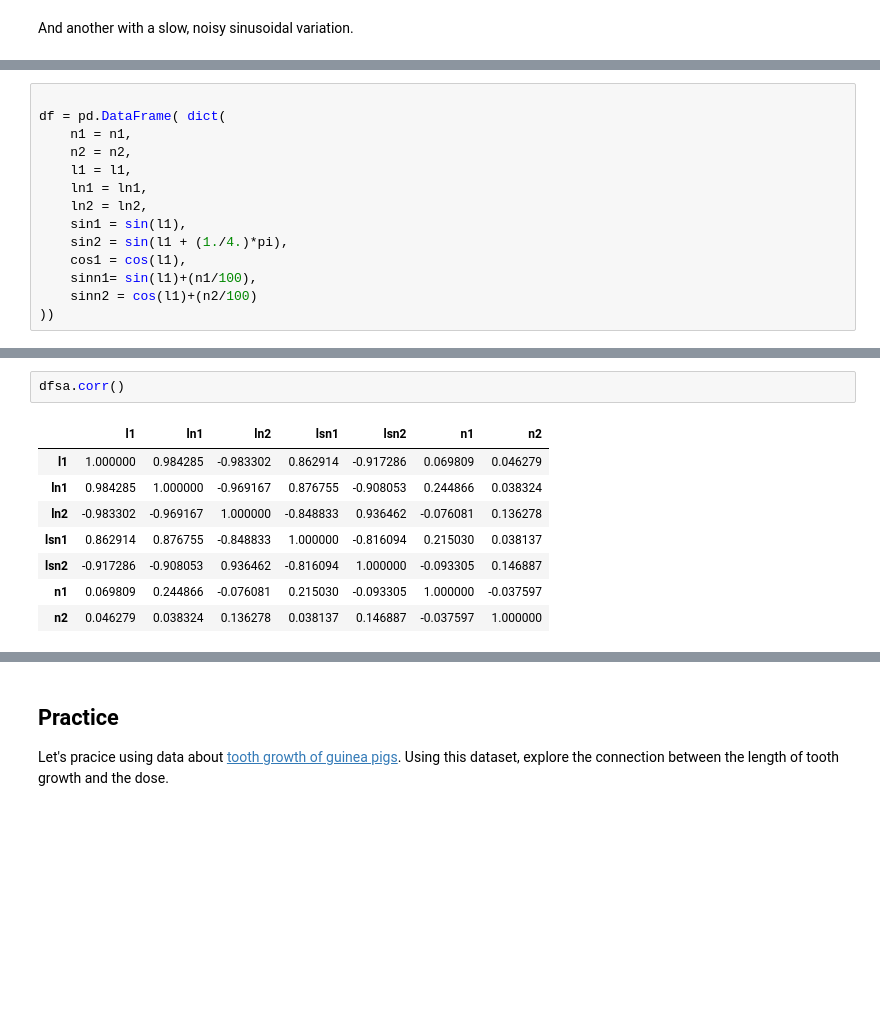
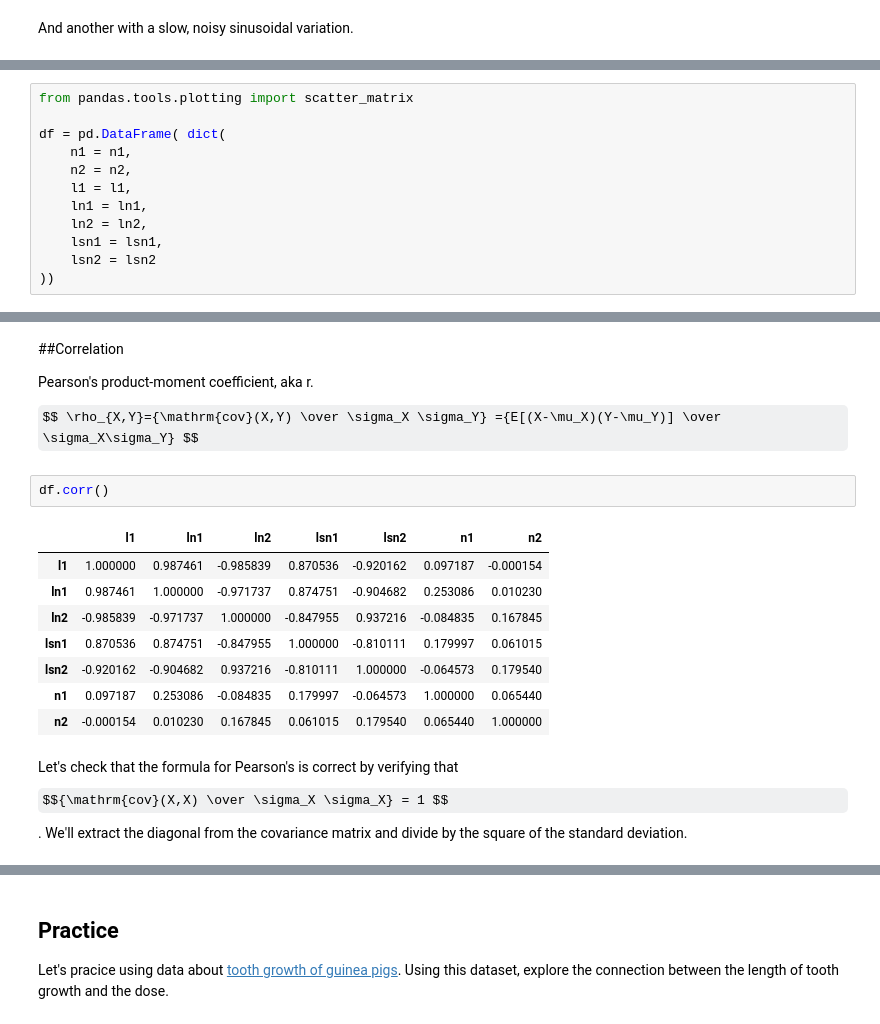
Before and after one commit to sandiegodata/training-notebooks, a Jupyter notebook: python-and-pandas/saturday_study/Variance and Correlation.ipynb, the cells around one changed output, grey strips where cells are left out. Cells and saved outputs as stored; diff of their text form; some formulas as TeX source; blank space fills up the shorter version.

```diff
--- a/python-and-pandas/saturday_study/Variance and Correlation.ipynb
+++ b/python-and-pandas/saturday_study/Variance and Correlation.ipynb
@@ -163,4 +163,5 @@ print(lsn2.autocorr())
 # %%
+from pandas.tools.plotting import scatter_matrix
 
 df = pd.DataFrame( dict(
     n1 = n1,
@@ -168,9 +169,6 @@ df = pd.DataFrame( dict(
     l1 = l1,
     ln1 = ln1,
     ln2 = ln2,
-    sin1 = sin(l1),
-    sin2 = sin(l1 + (1./4.)*pi),
-    cos1 = cos(l1),
-    sinn1= sin(l1)+(n1/100),
-    sinn2 = cos(l1)+(n2/100)
+    lsn1 = lsn1,
+    lsn2 = lsn2
 ))
@@ -204,11 +214,20 @@ dfsa.plot()
+# %% [markdown]
+##Correlation
+
+Pearson's product-moment coefficient, aka r.
+
+$$ \rho_{X,Y}={\mathrm{cov}(X,Y) \over \sigma_X \sigma_Y} ={E[(X-\mu_X)(Y-\mu_Y)] \over \sigma_X\sigma_Y} $$
 # %%
-dfsa.corr()
+df.corr()
 # %% [output]
 |  | l1 | ln1 | ln2 | lsn1 | lsn2 | n1 | n2 |
-| l1 | 1.000000 | 0.984285 | -0.983302 | 0.862914 | -0.917286 | 0.069809 | 0.046279 |
-| ln1 | 0.984285 | 1.000000 | -0.969167 | 0.876755 | -0.908053 | 0.244866 | 0.038324 |
-| ln2 | -0.983302 | -0.969167 | 1.000000 | -0.848833 | 0.936462 | -0.076081 | 0.136278 |
-| lsn1 | 0.862914 | 0.876755 | -0.848833 | 1.000000 | -0.816094 | 0.215030 | 0.038137 |
-| lsn2 | -0.917286 | -0.908053 | 0.936462 | -0.816094 | 1.000000 | -0.093305 | 0.146887 |
-| n1 | 0.069809 | 0.244866 | -0.076081 | 0.215030 | -0.093305 | 1.000000 | -0.037597 |
-| n2 | 0.046279 | 0.038324 | 0.136278 | 0.038137 | 0.146887 | -0.037597 | 1.000000 |
+| l1 | 1.000000 | 0.987461 | -0.985839 | 0.870536 | -0.920162 | 0.097187 | -0.000154 |
+| ln1 | 0.987461 | 1.000000 | -0.971737 | 0.874751 | -0.904682 | 0.253086 | 0.010230 |
+| ln2 | -0.985839 | -0.971737 | 1.000000 | -0.847955 | 0.937216 | -0.084835 | 0.167845 |
+| lsn1 | 0.870536 | 0.874751 | -0.847955 | 1.000000 | -0.810111 | 0.179997 | 0.061015 |
+| lsn2 | -0.920162 | -0.904682 | 0.937216 | -0.810111 | 1.000000 | -0.064573 | 0.179540 |
+| n1 | 0.097187 | 0.253086 | -0.084835 | 0.179997 | -0.064573 | 1.000000 | 0.065440 |
+| n2 | -0.000154 | 0.010230 | 0.167845 | 0.061015 | 0.179540 | 0.065440 | 1.000000 |
+# %% [markdown]
+Let's check that the formula for Pearson's is correct by verifying that
+$${\mathrm{cov}(X,X) \over \sigma_X \sigma_X} = 1 $$. We'll extract the diagonal from the  covariance matrix and divide by the square of the standard deviation.
```
Also changed, not shown: parts of 28 cells of this notebook.
